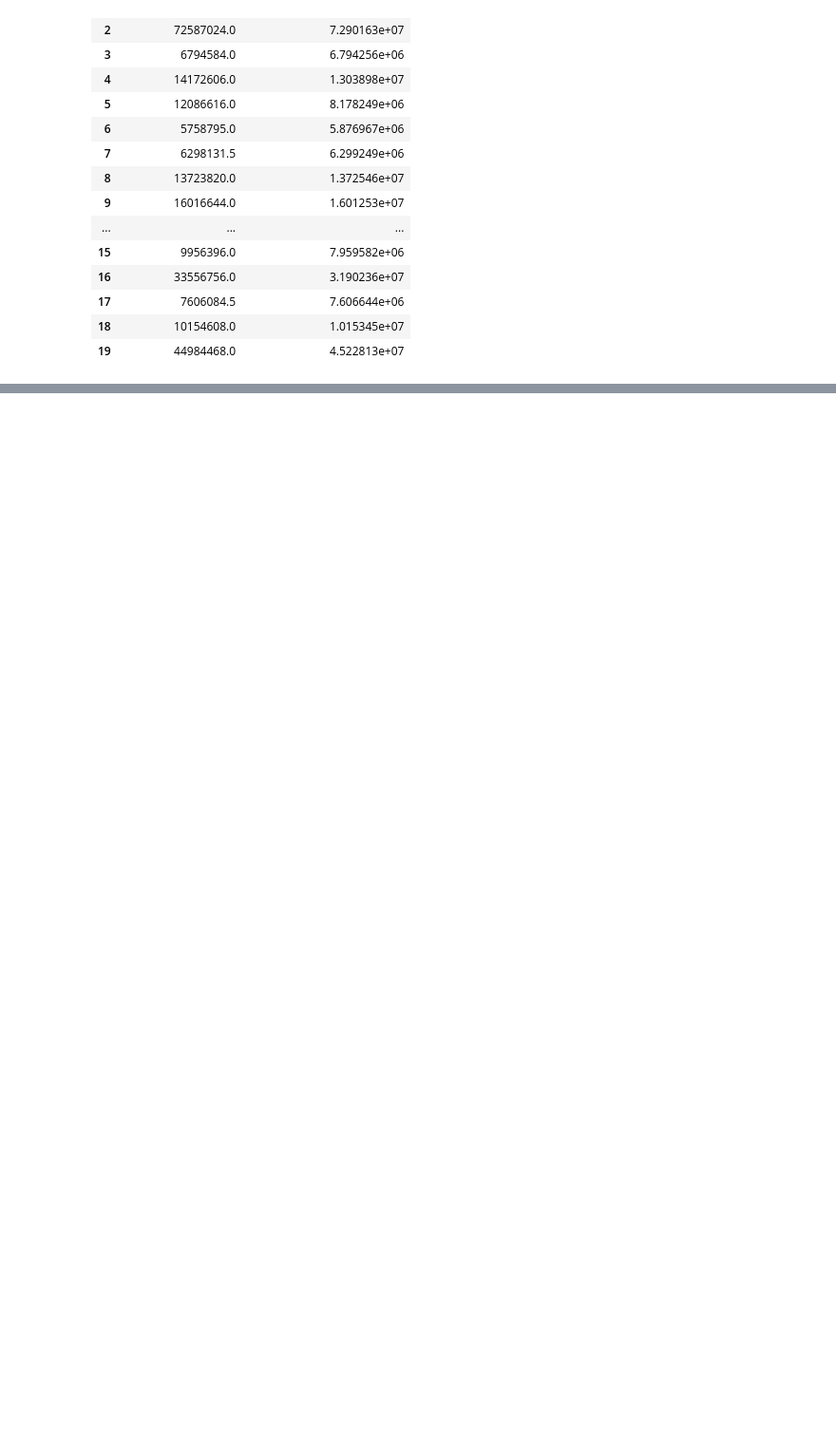
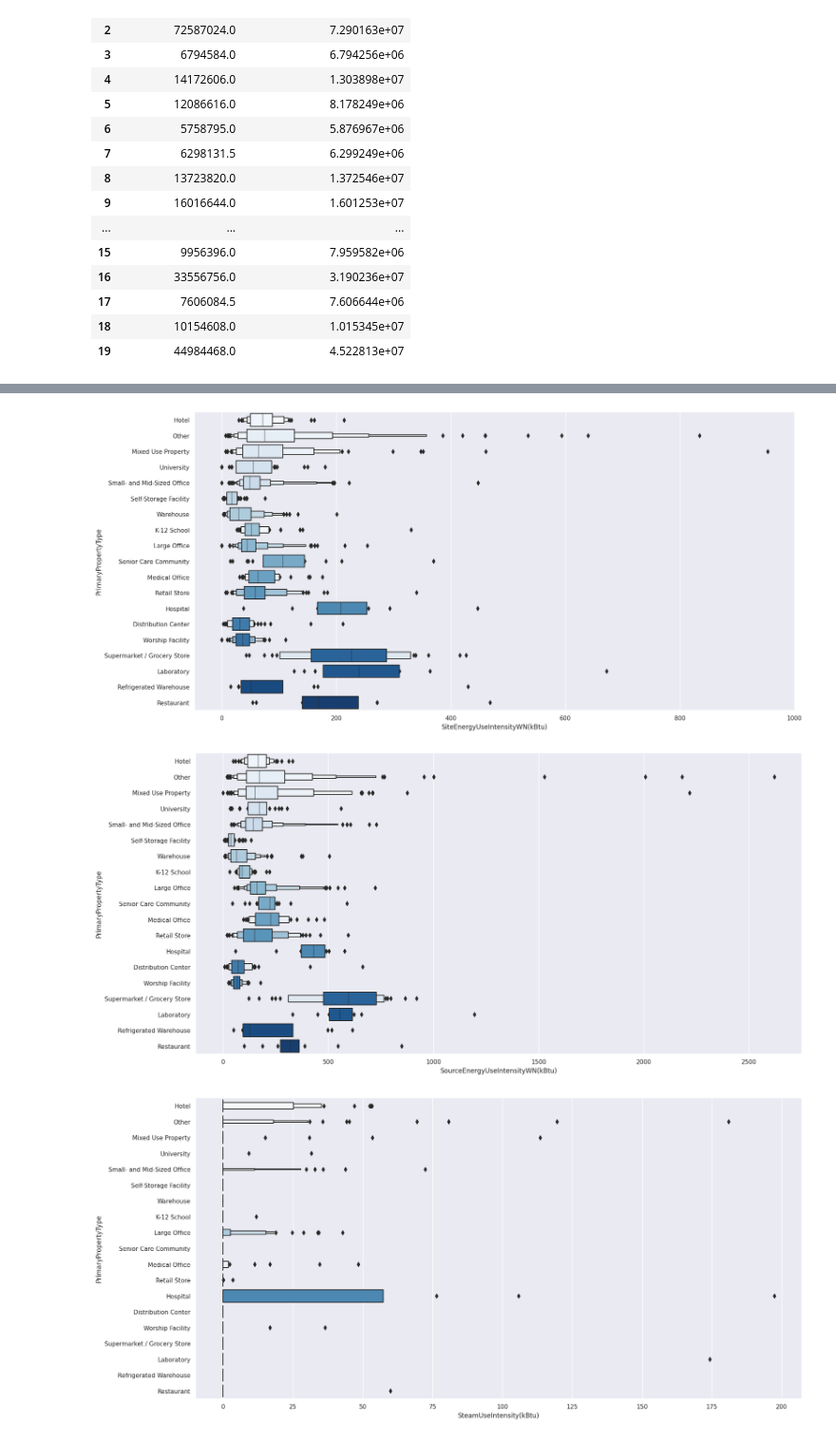
Before and after one commit to gabrielhermel/OC_DS_P4, a Jupyter notebook: Hermel_Gabriel_1_notebook_exploratoire_112022.ipynb, the cells around one changed output, grey strips where cells are left out. Shown at 95% size. Saved outputs shown, nothing was run; the diff lists cells and outputs as text; code cells hidden in the pictures; blank space fills up the shorter version.

```diff
--- a/Hermel_Gabriel_1_notebook_exploratoire_112022.ipynb
+++ b/Hermel_Gabriel_1_notebook_exploratoire_112022.ipynb
@@ -467,0 +462,6 @@ with pd.option_context("display.max_columns", None):
+# %%
+build_ener_df.insert(
+    loc=build_ener_df.columns.get_loc("SiteEnergyUseWN(kBtu)") + 1,
+    column="SourceEnergyUseWN(kBtu)",
+    value=np.nan,
+)
@@ -592,0 +698,19 @@ plt.show()
+# %%
+build_ener_df_w_intens = build_ener_df
+ener_cols_intens = [
+    ["SiteEnergyUseWN(kBtu)", "SiteEnergyUseIntensityWN(kBtu)"],
+    ["SourceEnergyUseWN(kBtu)", "SourceEnergyUseIntensityWN(kBtu)"],
+    ["SteamUse(kBtu)", "SteamUseIntensity(kBtu)"],
+    ["Electricity(kBtu)", "ElectricityUseIntensity(kBtu)"],
+    ["NaturalGas(kBtu)", "NaturalGasUseIntensity(kBtu)"],
+]
+
+for cols in ener_cols_intens:
+    build_ener_df_w_intens.insert(
+        build_ener_df_w_intens.columns.get_loc(cols[0]) + 1,
+        cols[1],
+        build_ener_df_w_intens[cols[0]] / build_ener_df_w_intens["PropertyGFATotal"],
+    )
+
+with pd.option_context("display.max_columns", None):
+    display(build_ener_df_w_intens)
@@ -592,0 +731,24 @@ plt.show()
+# %%
+ener_feature_list = [
+    "SiteEnergyUseIntensityWN(kBtu)",
+    "SourceEnergyUseIntensityWN(kBtu)",
+    "SteamUseIntensity(kBtu)",
+    "ElectricityUseIntensity(kBtu)",
+    "NaturalGasUseIntensity(kBtu)",
+    "GHGEmissionsIntensity",
+]
+
+sns.set_theme(style="darkgrid")
+
+for ener_feat in ener_feature_list:
+    sns.boxenplot(
+        y=build_ener_df_w_intens["PrimaryPropertyType"],
+        x=build_ener_df_w_intens[ener_feat],
+        palette="Blues",
+    )
+    sns.set(rc={"figure.figsize": (20, 10)})
+    plt.show()
+# %% [output]
+[figure, added]
+[figure, added]
+[figure, added]
```
Also changed, not shown: parts of 29 cells of this notebook, 1 other file.
